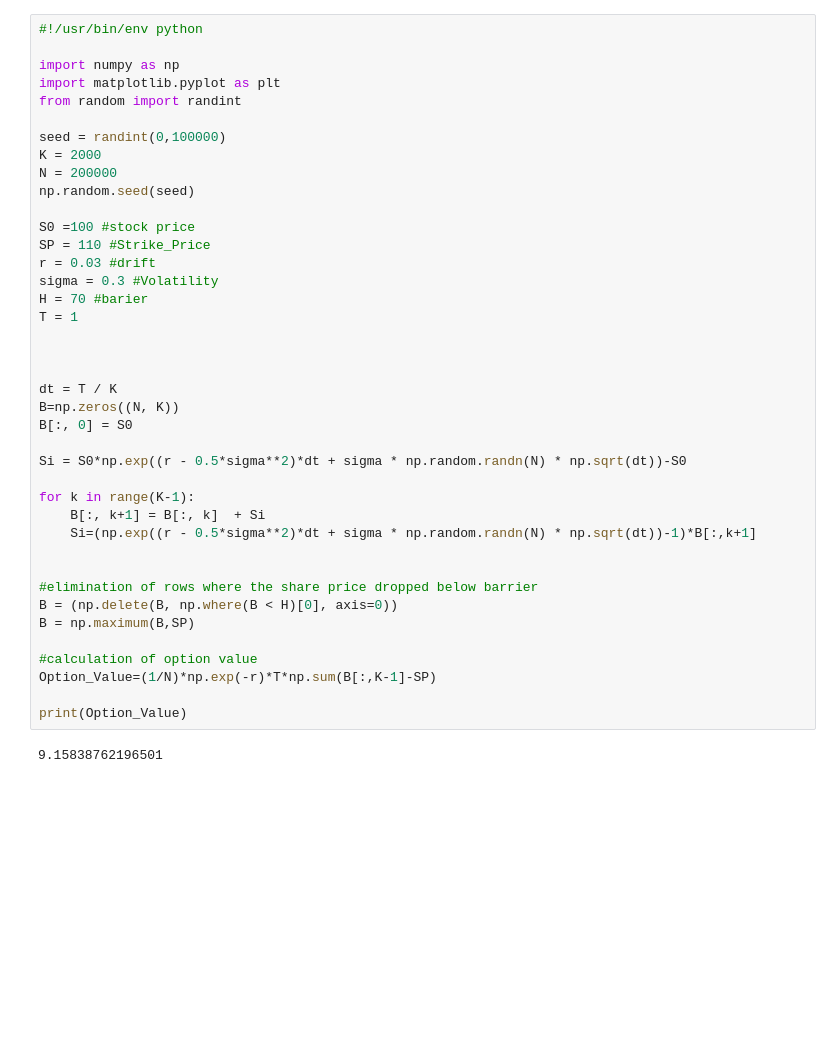
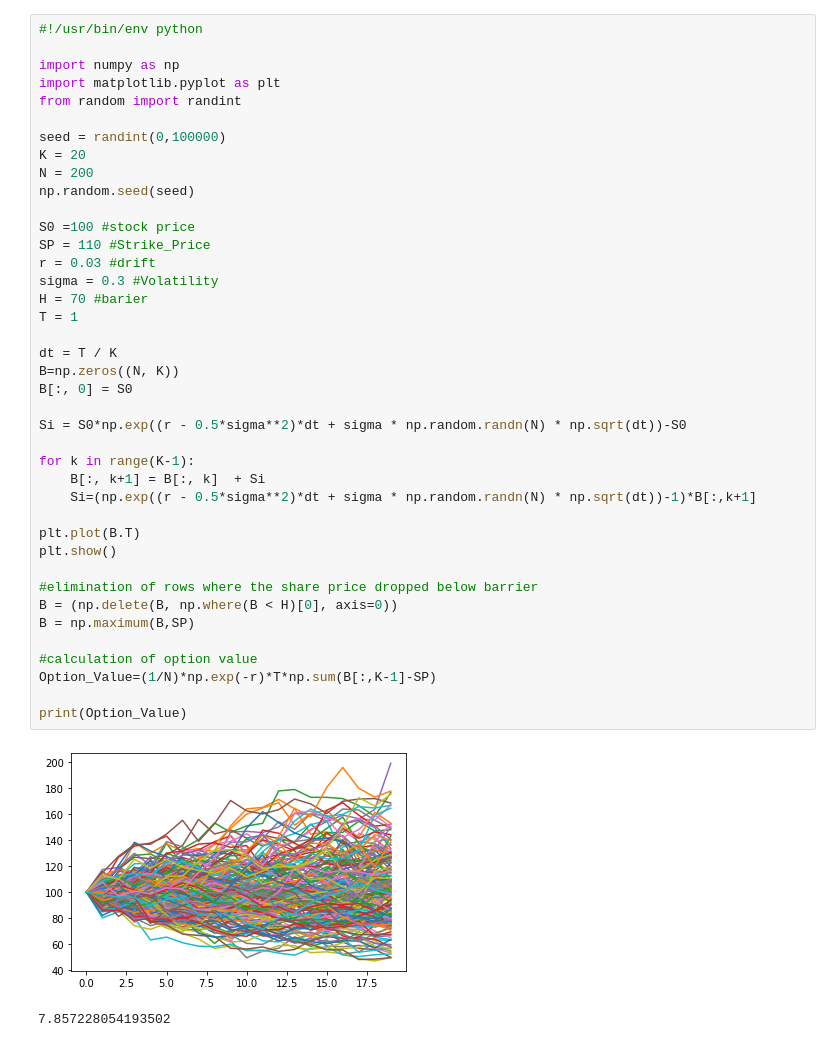
Before and after one commit to Mariusz-cpu/options-valuation, a Jupyter notebook: Barreir_option_monte_carlo.ipynb, the cells around one changed output. Saved outputs shown, nothing was run; the diff lists cells and outputs as text; blank space fills up the shorter version.

```diff
--- a/Barreir_option_monte_carlo.ipynb
+++ b/Barreir_option_monte_carlo.ipynb
@@ -8,37 +8,38 @@ import matplotlib.pyplot as plt
 from random import randint
 
 seed = randint(0,100000)
-K = 2000
-N = 200000
+K = 20
+N = 200
 np.random.seed(seed)
 
 S0 =100 #stock price
 SP = 110 #Strike_Price
 r = 0.03 #drift
 sigma = 0.3 #Volatility
 H = 70 #barier
 T = 1
-
-
 
 dt = T / K
 B=np.zeros((N, K))
 B[:, 0] = S0
 
 Si = S0*np.exp((r - 0.5*sigma**2)*dt + sigma * np.random.randn(N) * np.sqrt(dt))-S0
 
 for k in range(K-1):
     B[:, k+1] = B[:, k]  + Si
     Si=(np.exp((r - 0.5*sigma**2)*dt + sigma * np.random.randn(N) * np.sqrt(dt))-1)*B[:,k+1]
 
+plt.plot(B.T)
+plt.show()
 
 #elimination of rows where the share price dropped below barrier
 B = (np.delete(B, np.where(B < H)[0], axis=0))
 B = np.maximum(B,SP)
 
 #calculation of option value
 Option_Value=(1/N)*np.exp(-r)*T*np.sum(B[:,K-1]-SP)
 
 print(Option_Value)
 # %% [output]
+[figure, added]
-9.15838762196501
+7.857228054193502
```
